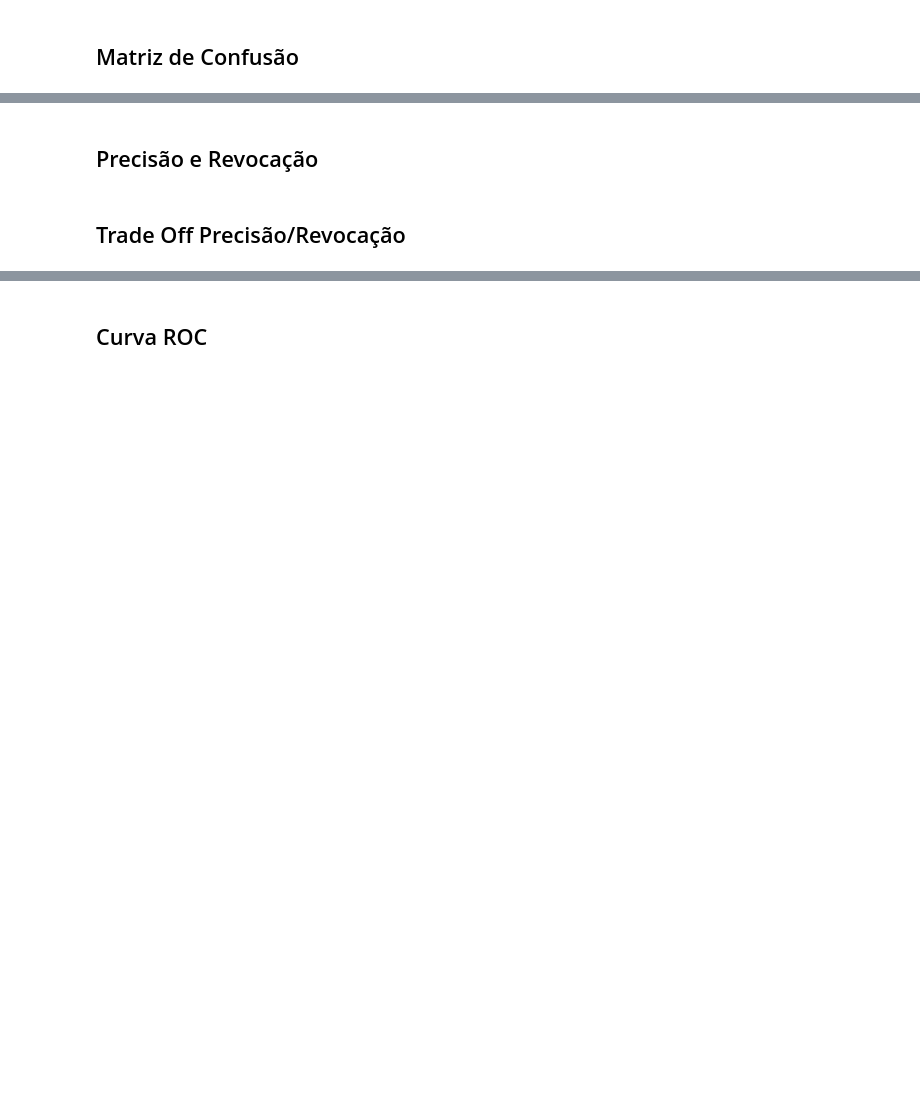
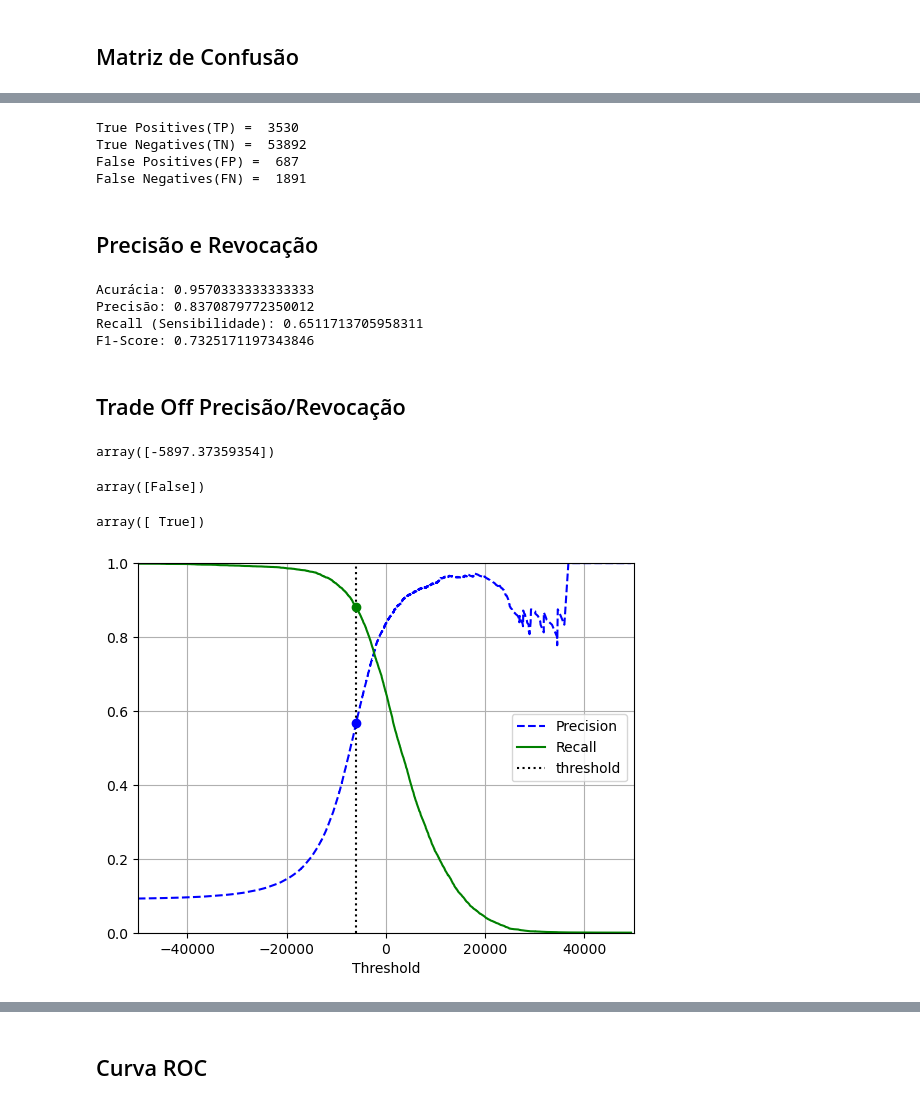
Before and after one commit to gabrielzerraa/Maos_a_Obra_Aprendizado_de_Maquina_com_Scikit_Learn_Keras_TensorFlow, a Jupyter notebook: 03_Classificacao/Cap03.ipynb, the cells around one changed output, grey strips where cells are left out. Saved outputs shown, nothing was run; the diff lists cells and outputs as text; code cells hidden in the pictures; blank space fills up the shorter version.

```diff
--- a/03_Classificacao/Cap03.ipynb
+++ b/03_Classificacao/Cap03.ipynb
@@ -106,4 +152,76 @@ array([ True])
+# %%
+# Exibe o número de True Positives (TP), que são os casos em que o modelo previu corretamente a classe positiva.
+print('True Positives(TP) = ', matrix_confusao[1,1])
+
+# Exibe o número de True Negatives (TN), que são os casos em que o modelo previu corretamente a classe negativa.
+print('True Negatives(TN) = ', matrix_confusao[0,0])
+
+# Exibe o número de False Positives (FP), que são os casos em que o modelo previu incorretamente a classe positiva.
+print('False Positives(FP) = ', matrix_confusao[0,1])
+
+# Exibe o número de False Negatives (FN), que são os casos em que o modelo previu incorretamente a classe negativa.
+print('False Negatives(FN) = ', matrix_confusao[1,0])
+# %% [output]
+True Positives(TP) =  3530
+True Negatives(TN) =  53892
+False Positives(FP) =  687
+False Negatives(FN) =  1891
 # %% [markdown]
 ## Precisão e Revocação
+# %%
+# Acurácia: Proporção de previsões corretas em relação ao total de previsões
+print(f'Acurácia: {accuracy_score(y_train_5, y_train_pred)}')
+
+# Precisão: Proporção de verdadeiros positivos em relação à soma de verdadeiros positivos e falsos positivos
+print(f'Precisão: {precision_score(y_train_5, y_train_pred)}')
+
+# Recall (Sensibilidade): Proporção de verdadeiros positivos em relação à soma de verdadeiros positivos e falsos negativos
+print(f'Recall (Sensibilidade): {recall_score(y_train_5, y_train_pred)}')
+
+# F1-Score: Média harmônica entre precisão e recall
+print(f'F1-Score: {f1_score(y_train_5, y_train_pred)}')
+# %% [output]
+Acurácia: 0.9570333333333333
+Precisão: 0.8370879772350012
+Recall (Sensibilidade): 0.6511713705958311
+F1-Score: 0.7325171197343846
 # %% [markdown]
 ## Trade Off Precisão/Revocação
+# %%
+y_scores = sgd_clf.decision_function(some_digit)
+y_scores
+# %% [output]
+array([-5897.37359354])
+# %%
+threshold = 0
+y_some_digit_pred = (y_scores > threshold)
+y_some_digit_pred
+# %% [output]
+array([False])
+# %%
+threshold = -6000
+y_some_digit_pred = (y_scores > threshold)
+y_some_digit_pred
+# %% [output]
+array([ True])
+# %%
+y_scores = cross_val_predict(sgd_clf, X_train, y_train_5, cv=3, method='decision_function')
+# %%
+precisions, recalls, thresholds = precision_recall_curve(y_train_5, y_scores)
+# %%
+def plot_precision_recall_vs_threshold(precisions, recalls, thresholds):
+    plt.plot(thresholds, precisions[:-1], "b--", label="Precision")
+    plt.plot(thresholds, recalls[:-1], "g-", label="Recall")
+    plt.vlines(threshold, 0, 1.0, "k", "dotted", label="threshold")
+    idx = (thresholds >= threshold).argmax()
+    plt.plot(thresholds[idx], precisions[idx], "bo")
+    plt.plot(thresholds[idx], recalls[idx], "go")
+    plt.axis([-50000, 50000, 0, 1])
+    plt.grid()
+    plt.xlabel("Threshold")
+    plt.legend(loc="center right")
+
+plot_precision_recall_vs_threshold(precisions, recalls, thresholds)
+plt.show()
+# %% [output]
+[figure, added]
```
Also changed, not shown: parts of 13 cells of this notebook.
